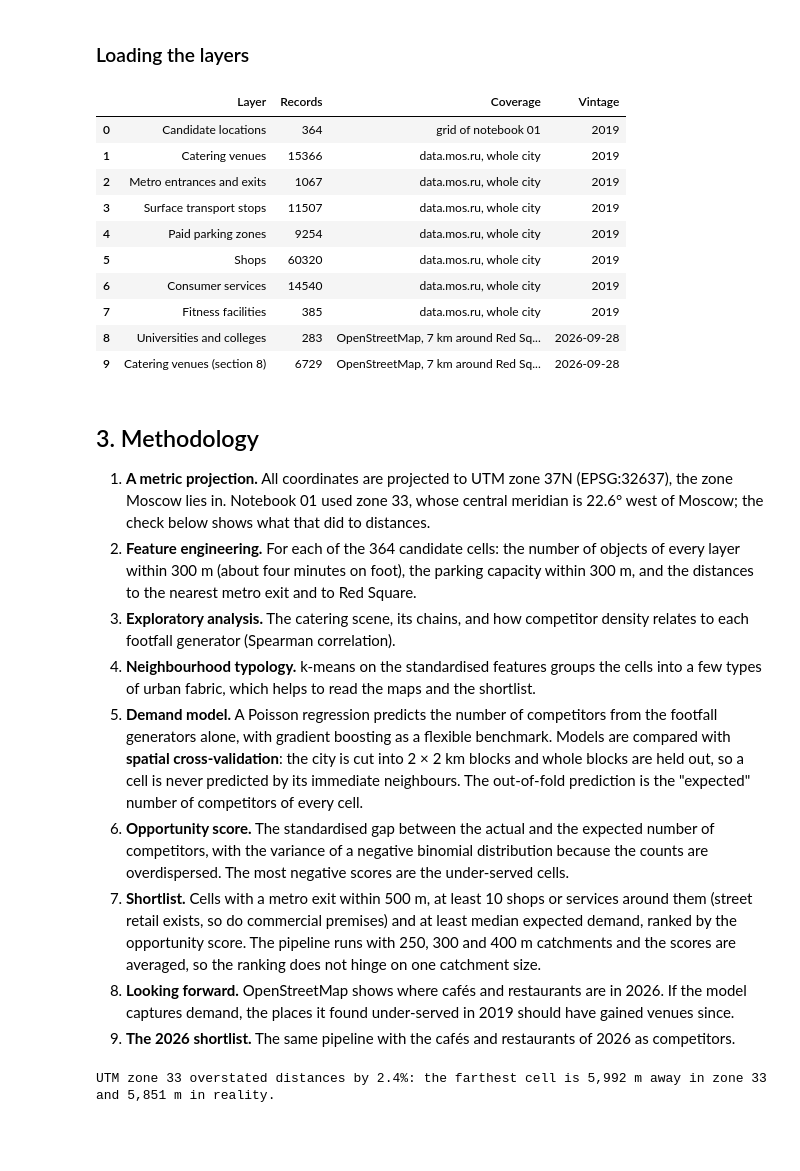
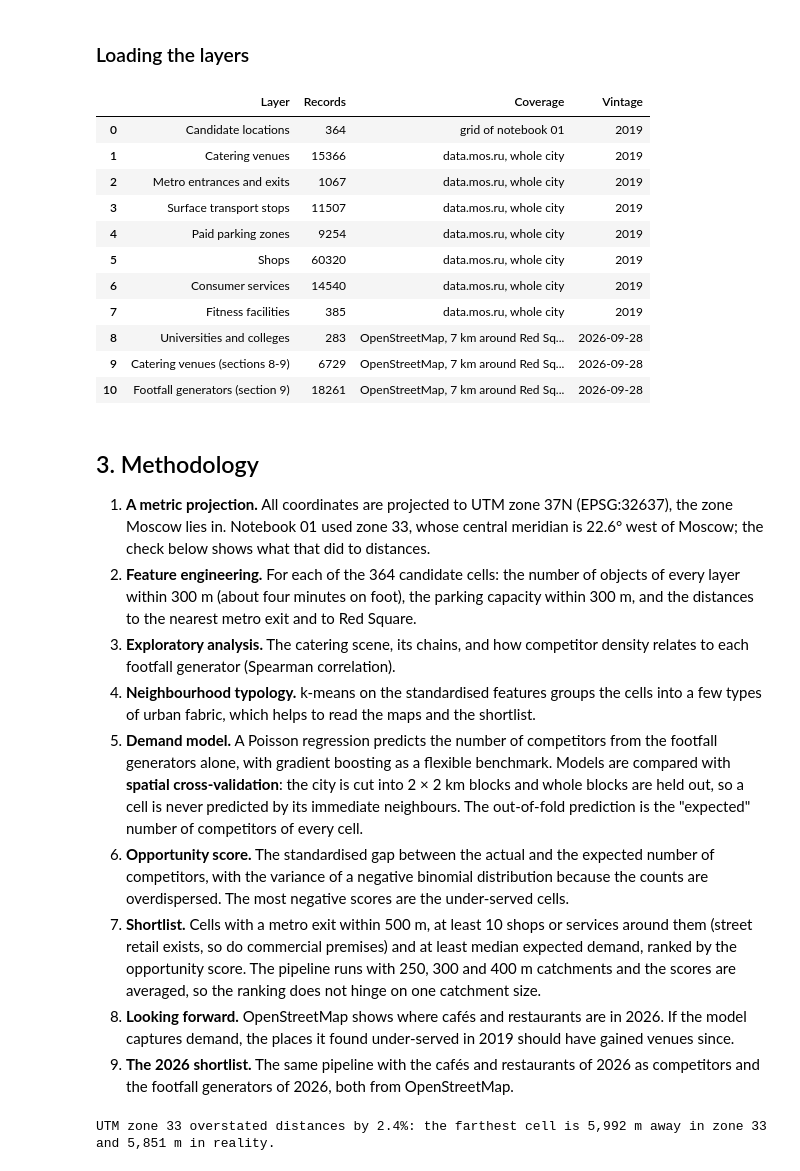
Before and after one commit to petro1eum/capstone, a Jupyter notebook: notebooks/03_cafe_location_analysis.ipynb, the cells around one changed output. Drawn from its saved outputs; the diff is of its cells as text; code cells hidden in the pictures; blank space fills up the shorter version.

```diff
--- a/notebooks/03_cafe_location_analysis.ipynb
+++ b/notebooks/03_cafe_location_analysis.ipynb
@@ -179,35 +180,38 @@ layers = {
 }
 osm_catering = data.load_osm_catering()
 osm_meta = json.loads((ROOT / "data" / "osm" / "osm_meta.json").read_text(encoding="utf-8"))
 osm_date = osm_meta["catering"]["timestamp_osm_base"][:10]
 
 pd.DataFrame(
     [
         ("Candidate locations", len(cells), "grid of notebook 01", "2019"),
         ("Catering venues", len(layers["catering"]), "data.mos.ru, whole city", "2019"),
         ("Metro entrances and exits", len(layers["metro"]), "data.mos.ru, whole city", "2019"),
         ("Surface transport stops", len(layers["bus"]), "data.mos.ru, whole city", "2019"),
         ("Paid parking zones", len(layers["parking"]), "data.mos.ru, whole city", "2019"),
         ("Shops", len(layers["shops"]), "data.mos.ru, whole city", "2019"),
         ("Consumer services", len(layers["services"]), "data.mos.ru, whole city", "2019"),
         ("Fitness facilities", len(layers["fitness"]), "data.mos.ru, whole city", "2019"),
         ("Universities and colleges", len(layers["education"]), "OpenStreetMap, 7 km around Red Square", osm_date),
-        ("Catering venues (section 8)", len(osm_catering), "OpenStreetMap, 7 km around Red Square", osm_date),
+        ("Catering venues (sections 8-9)", len(osm_catering), "OpenStreetMap, 7 km around Red Square", osm_date),
+        ("Footfall generators (section 9)", len(pd.read_csv(ROOT / "data" / "osm" / "osm_demand.csv")),
+         "OpenStreetMap, 7 km around Red Square", osm_meta["demand"]["retrieved"]),
     ],
     columns=["Layer", "Records", "Coverage", "Vintage"],
 )
 # %% [output]
 |  | Layer | Records | Coverage | Vintage |
 | 0 | Candidate locations | 364 | grid of notebook 01 | 2019 |
 | 1 | Catering venues | 15366 | data.mos.ru, whole city | 2019 |
 | 2 | Metro entrances and exits | 1067 | data.mos.ru, whole city | 2019 |
 | 3 | Surface transport stops | 11507 | data.mos.ru, whole city | 2019 |
 | 4 | Paid parking zones | 9254 | data.mos.ru, whole city | 2019 |
 | 5 | Shops | 60320 | data.mos.ru, whole city | 2019 |
 | 6 | Consumer services | 14540 | data.mos.ru, whole city | 2019 |
 | 7 | Fitness facilities | 385 | data.mos.ru, whole city | 2019 |
 | 8 | Universities and colleges | 283 | OpenStreetMap, 7 km around Red Sq... | 2026-09-28 |
-| 9 | Catering venues (section 8) | 6729 | OpenStreetMap, 7 km around Red Sq... | 2026-09-28 |
+| 9 | Catering venues (sections 8-9) | 6729 | OpenStreetMap, 7 km around Red Sq... | 2026-09-28 |
+| 10 | Footfall generators (section 9) | 18261 | OpenStreetMap, 7 km around Red Sq... | 2026-09-28 |
 # %% [markdown]
 ## 3. Methodology
 
@@ -235,7 +239,8 @@ pd.DataFrame(
    are averaged, so the ranking does not hinge on one catchment size.
 8. **Looking forward.** OpenStreetMap shows where cafés and restaurants are in 2026. If the model
    captures demand, the places it found under-served in 2019 should have gained venues since.
-9. **The 2026 shortlist.** The same pipeline with the cafés and restaurants of 2026 as competitors.
+9. **The 2026 shortlist.** The same pipeline with the cafés and restaurants of 2026 as competitors
+   and the footfall generators of 2026, both from OpenStreetMap.
 # %%
 features = build_features(cells, **layers)
 
```
Also changed, not shown: parts of 16 cells of this notebook, 13 other files.
